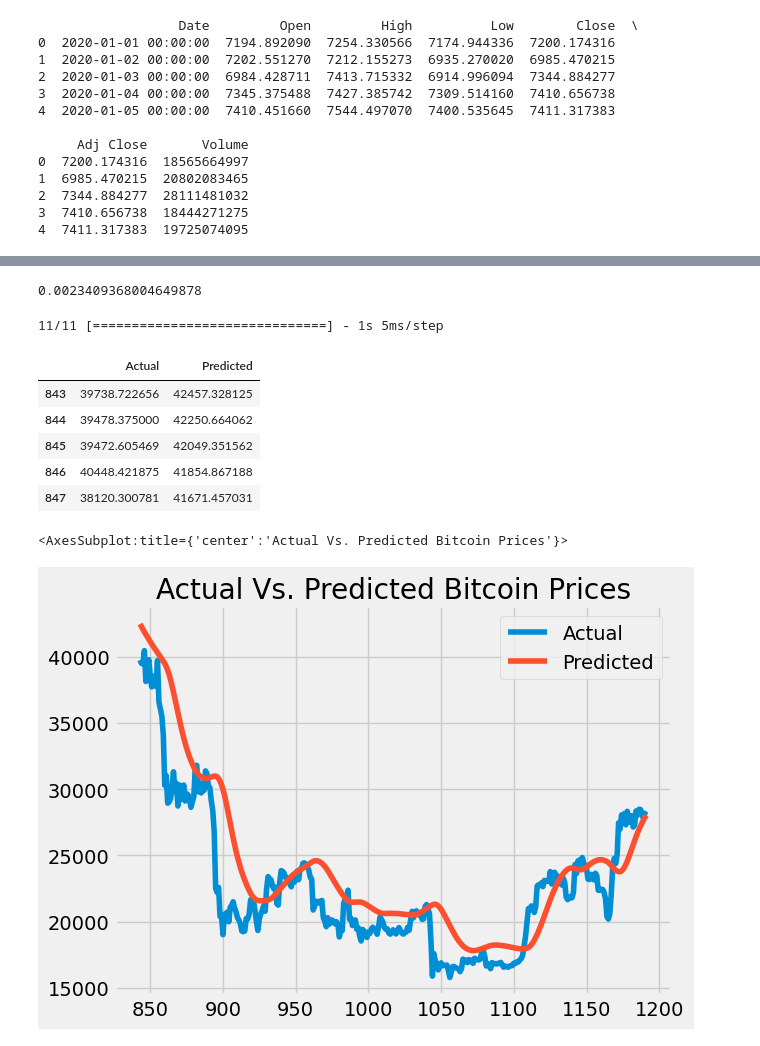
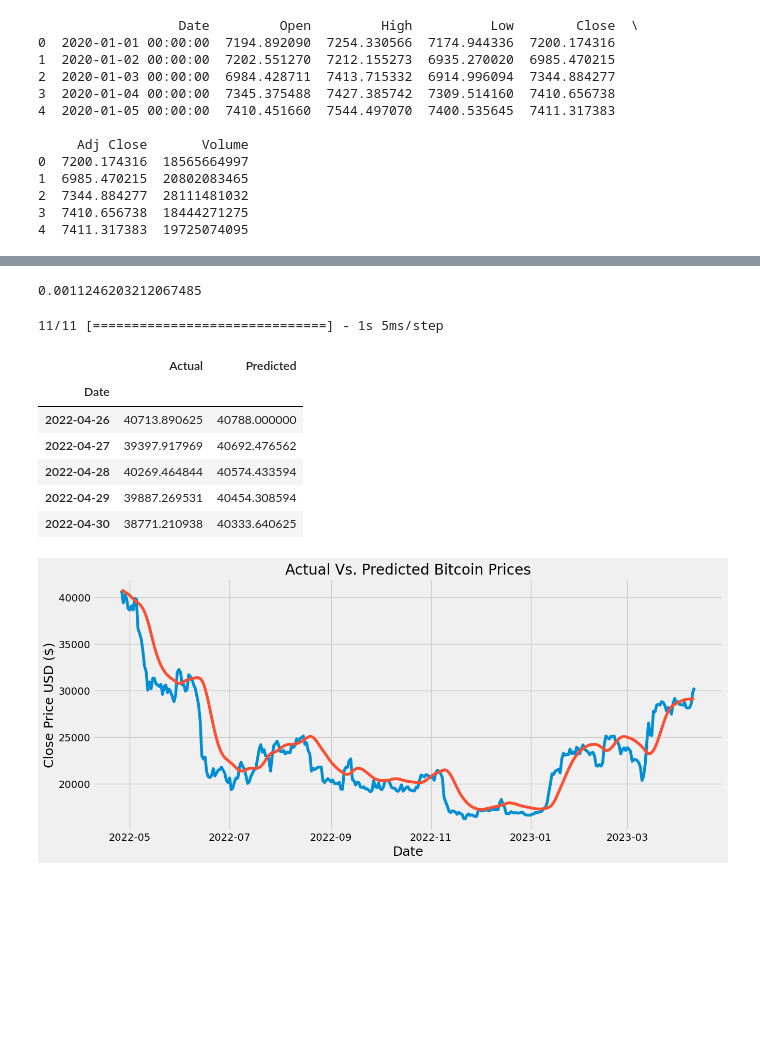
Before and after one commit to zarbin/UTA_Project-4, a Jupyter notebook: sandbox/JustinB/LTSM_CNN_Draft.ipynb, the cells around one changed output, grey strips where cells are left out. Cells and saved outputs as stored; diff of their text form; code cells hidden in the pictures; blank space fills up the shorter version.

```diff
--- a/sandbox/JustinB/LTSM_CNN_Draft.ipynb
+++ b/sandbox/JustinB/LTSM_CNN_Draft.ipynb
@@ -150,0 +151,3 @@ bitcoin_data_df
+# %%
+bitcoin_data_df['Date'] = pd.to_datetime(bitcoin_data_df['Date'])
+bitcoin_data_df.set_index('Date', inplace=True)
@@ -259,7 +278,8 @@ X_train sample values:
 model = Sequential()
 
 # Initial model setup
-number_units = 30
+# number of nn units and include a 20% dropout_fraction to prevent overfitting.
+number_units = 40
 dropout_fraction = 0.2
 
 # Layer 1
@@ -270,15 +290,16 @@ model.add(LSTM(
     )
 model.add(Dropout(dropout_fraction))
 
-# Layer 2
+# Layer 2 - LSTM layer
 model.add(LSTM(units=number_units, return_sequences=True))
 model.add(Dropout(dropout_fraction))
 
-# Layer 3
-model.add(LSTM(units=number_units))
+# Layer 3 - LSTM layer
+model.add(LSTM(units=number_units, return_sequences=False))
 model.add(Dropout(dropout_fraction))
 
-# Could try adding Dense layers here (model.add(Dense(30))
+# Layer 3 - Dense layer
+model.add(Dense(units=20))
 
 # Output layer
 model.add(Dense(1))
@@ -308,5 +329,5 @@ Non-trainable params: 0
 _________________________________________________________________
 # %%
 # Train the model
-model.fit(X_train, y_train, epochs=10, shuffle=False, batch_size=90, verbose=1)
+model.fit(X_train, y_train, epochs=50, shuffle=False, batch_size=90, verbose=1)
 # %% [output]
@@ -335,7 +353,7 @@ Epoch 10/10
 # Evaluate the model
 model.evaluate(X_test, y_test, verbose=0)
 # %% [output]
-0.0023409368004649878
+0.0011246203212067485
 # %%
 # Make predictions using the testing data X_test
 predicted = model.predict(X_test)
@@ -356,14 +374,21 @@ bitcoin_df = pd.DataFrame({
 bitcoin_df.head()
 # %% [output]
 |  | Actual | Predicted |
-| 843 | 39738.722656 | 42457.328125 |
-| 844 | 39478.375000 | 42250.664062 |
-| 845 | 39472.605469 | 42049.351562 |
-| 846 | 40448.421875 | 41854.867188 |
-| 847 | 38120.300781 | 41671.457031 |
+| Date |  |  |
+| 2022-04-26 | 40713.890625 | 40788.000000 |
+| 2022-04-27 | 39397.917969 | 40692.476562 |
+| 2022-04-28 | 40269.464844 | 40574.433594 |
+| 2022-04-29 | 39887.269531 | 40454.308594 |
+| 2022-04-30 | 38771.210938 | 40333.640625 |
 # %%
 # Plot the real vs predicted prices as a line chart
-bitcoin_df.plot(title="Actual Vs. Predicted Bitcoin Prices")
+# bitcoin_df.plot(title="Actual Vs. Predicted Bitcoin Prices")
+
+plt.figure(figsize=(14,6))
+plt.title('Actual Vs. Predicted Bitcoin Prices')
+plt.plot(bitcoin_df)
+plt.xlabel('Date', fontsize=18)
+plt.ylabel('Close Price USD ($)', fontsize=18)
+plt.show()
 # %% [output]
-<AxesSubplot:title={'center':'Actual Vs. Predicted Bitcoin Prices'}>
-[figure, old version]
+[figure, new version]
```
Also changed, not shown: parts of 11 cells of this notebook, 2 other files.
